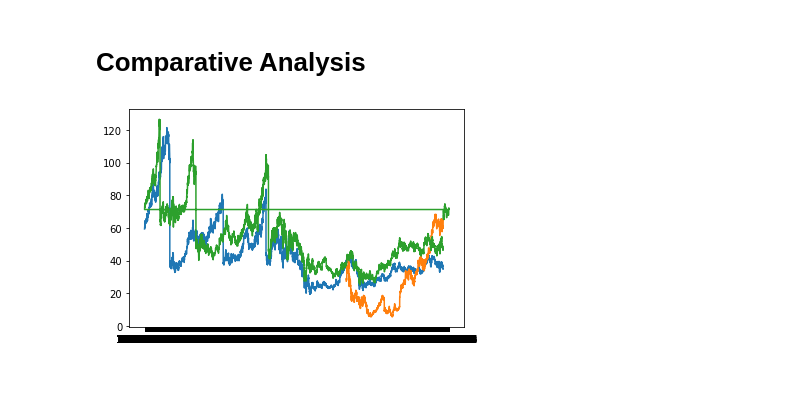
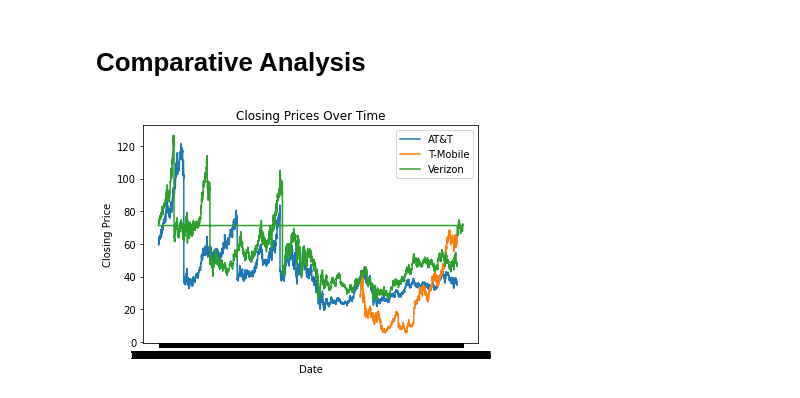
Before and after one commit to mssubaiti/Project1_Group1, a Jupyter notebook: nasdaq.ipynb, the cells around one changed output. Drawn from its saved outputs; the diff is of its cells as text; code cells hidden in the pictures.

```diff
--- a/nasdaq.ipynb
+++ b/nasdaq.ipynb
@@ -228,8 +228,11 @@ plt.show()
 # %%
 plt.plot(att_data['Date'], att_data['Close'], label="AT&T")
 plt.plot(tmobile_data['Date'], tmobile_data['Close'], label="T-Mobile")
 plt.plot(verizon_data['Date'], verizon_data['Close'], label="Verizon")
+plt.title("Closing Prices Over Time")
+plt.xlabel("Date")
+plt.ylabel("Closing Price")
 plt.legend(loc="best")
 plt.show()
 # %% [output]
-[figure, old version]
+[figure, new version]
```
Also changed, not shown: parts of 1 cell of this notebook.
